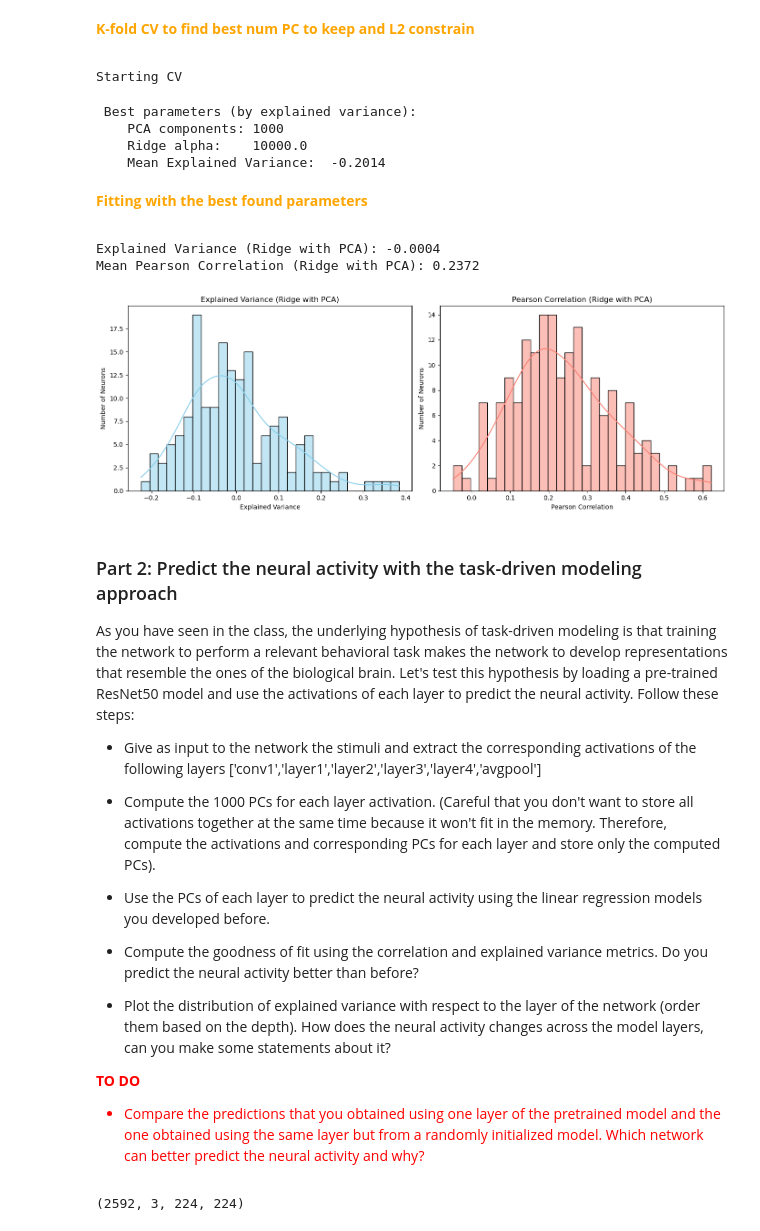
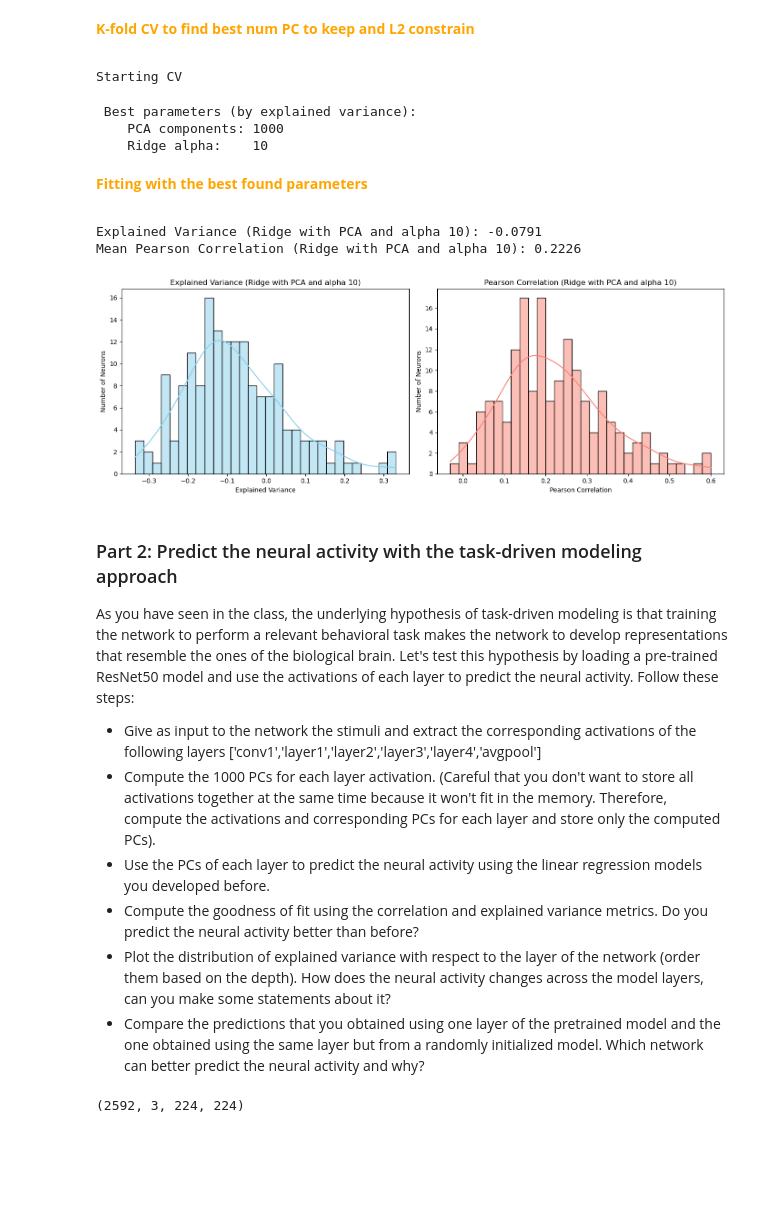
Before and after one commit to maverest/NX_414_Brain_Like_project, a Jupyter notebook: week_6/week6.ipynb, the cells around one changed output. Saved outputs shown, nothing was run; the diff lists cells and outputs as text; code cells hidden in the pictures; blank space fills up the shorter version.

```diff
--- a/week_6/week6.ipynb
+++ b/week_6/week6.ipynb
@@ -145,21 +161,20 @@ Models:
 # %%
 # LINEAR MODEL
 
-from sklearn.preprocessing import StandardScaler
-from sklearn.linear_model import LinearRegression, Ridge, Lasso
-from sklearn.multioutput import MultiOutputRegressor
-from sklearn.metrics import r2_score
-from tqdm import tqdm
 
 # Flatten images
 X_train = np.vstack(df_train['image_flat'].values)
 X_val = np.vstack(df_val['image_flat'].values)
 
-# Standardize pixel values (mean 0, std 1)
-scaler = StandardScaler()
-X_train_std = scaler.fit_transform(X_train)
-X_val_std = scaler.transform(X_val)
+# scaler = StandardScaler()
+# X_train_std = scaler.fit_transform(X_train)
+# X_val_std = scaler.transform(X_val)
 
+# APPARENTLY ALREADY STANDARDIZED BY DEFAULT !!
+
+X_train_std = X_train.copy()
+X_val_std = X_val.copy()
+display(X_train_std.mean(), X_train_std.std())# Standardize pixel values (mean 0, std 1)
 # Targets
 Y_train = np.vstack(df_train['spikes'])
 Y_val = np.vstack(df_val['spikes'])
@@ -286,14 +296,6 @@ Mean Pearson Correlation (Linear): 0.2211
 
 **K-fold CV to find best num PC to keep and L2 constrain**
 # %%
-import numpy as np
-from sklearn.model_selection import StratifiedKFold
-from sklearn.decomposition import PCA
-from sklearn.linear_model import Ridge
-from sklearn.metrics import r2_score
-from sklearn.preprocessing import StandardScaler
-from tqdm import tqdm
-
 
 X = X_train_std
 y = Y_train
@@ -306,7 +308,7 @@ max_pca_dim = n_samples
 # pca_dims = np.arange(10, max_pca_dim + 1, step=250)
 #pca_dims = [100, 500, 1000]
 pca_dims = [1000]
-alphas = np.logspace(-4, 4, num=10)
+alphas = [0.001, 0.01, 0.1, 1, 10]  # Regularization parameters for Ridge regression
 
 
 
@@ -353,32 +355,28 @@ for n_comp in tqdm(pca_dims, desc="PCA comp"):
 print("\n Best parameters (by explained variance):")
 print(f"    PCA components: {best_params['n_components']}")
 print(f"    Ridge alpha:    {best_params['alpha']}")
-print(f"    Mean Explained Variance:  {best_score:.4f}")
+#print(f"    Mean Explained Variance:  {best_score:.4f}")
 # %% [output]
 Starting CV
  Best parameters (by explained variance):
     PCA components: 1000
-    Ridge alpha:    10000.0
-    Mean Explained Variance:  -0.2014
+    Ridge alpha:    10
 # %% [markdown]
 <span style = "color:orange">
 
 **Fitting with the best found parameters**
 # %%
-# n_pc = best_params['n_components']
-#alpha = best_params['alpha']
-alpha = 100
-# pca = PCA(n_components=n_pc)
+alpha = best_params['alpha']
 comp = 1000
 X_train_pca,X_val_pca = compute_PCA(X_train_std, X_val_std, n_components=comp)
 model = Ridge(alpha=alpha)
 model.fit(X_train_pca, Y_train)
 Y_pred_raw_data = model.predict(X_val_pca)
-plot_performance_metrics(Y_pred, "Ridge with PCA",)
+plot_performance_metrics(Y_pred, "Ridge with PCA and alpha {}".format(alpha),)
 # %% [output]
-Explained Variance (Ridge with PCA): -0.0004
-Mean Pearson Correlation (Ridge with PCA): 0.2372
+Explained Variance (Ridge with PCA and alpha 10): -0.0791
+Mean Pearson Correlation (Ridge with PCA and alpha 10): 0.2226
-[figure, old version]
+[figure, new version]
 # %% [markdown]
 ### Part 2: Predict the neural activity with the task-driven modeling approach
 
@@ -388,12 +386,7 @@ As you have seen in the class, the underlying hypothesis of task-driven modeling
 - Compute the 1000 PCs for each layer activation. (Careful that you don't want to store all activations together at the same time because it won't fit in the memory. Therefore, compute the activations and corresponding PCs for each layer and store only the computed PCs).
 - Use the PCs of each layer to predict the neural activity using the linear regression models you developed before.
 - Compute the goodness of fit using the correlation and explained variance metrics. Do you predict the neural activity better than before?
-
 - Plot the distribution of explained variance with respect to the layer of the network (order them based on the depth). How does the neural activity changes across the model layers, can you make some statements about it?
-
-<span style = "color:red">
-
-**TO DO**
 - Compare the predictions that you obtained using one layer of the pretrained model and the one obtained using the same layer but from a randomly initialized model. Which network can better predict the neural activity and why?
 # %%
 stimulus_train.shape
```
Also changed, not shown: parts of 10 cells of this notebook.
